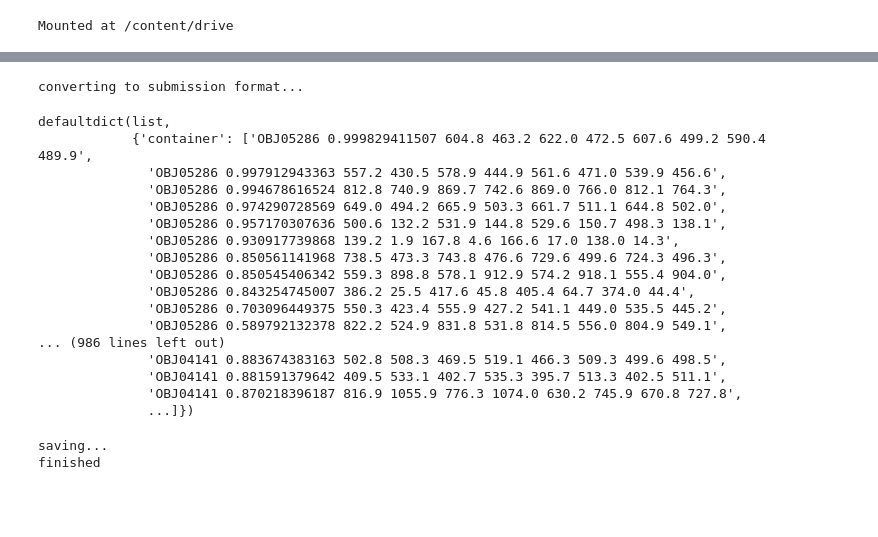
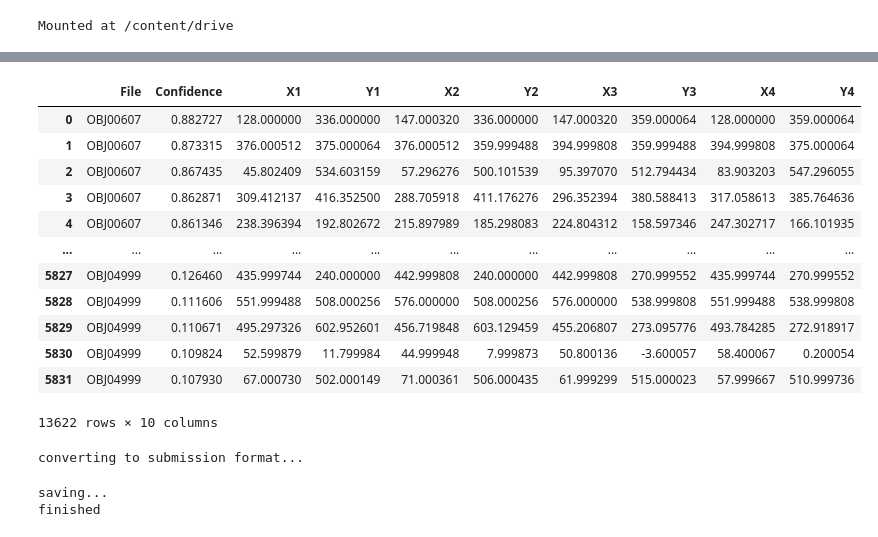
Before and after one commit to Aprilistic/42AI-Container-Detection-in-SAI, a Jupyter notebook: detect_nms.ipynb, the cells around one changed output, grey strips where cells are left out. Cells and saved outputs as stored; diff of their text form; code cells hidden in the pictures; blank space fills up the shorter version.

```diff
--- a/detect_nms.ipynb
+++ b/detect_nms.ipynb
@@ -52 +47,17 @@ df
+# %%
+combine_df
+# %% [output]
+|  | File | Confidence | X1 | Y1 | X2 | Y2 | X3 | Y3 | X4 | Y4 |
+| 0 | OBJ00607 | 0.882727 | 128.000000 | 336.000000 | 147.000320 | 336.000000 | 147.000320 | 359.000064 | 128.000000 | 359.000064 |
+| 1 | OBJ00607 | 0.873315 | 376.000512 | 375.000064 | 376.000512 | 359.999488 | 394.999808 | 359.999488 | 394.999808 | 375.000064 |
+| 2 | OBJ00607 | 0.867435 | 45.802409 | 534.603159 | 57.296276 | 500.101539 | 95.397070 | 512.794434 | 83.903203 | 547.296055 |
+| 3 | OBJ00607 | 0.862871 | 309.412137 | 416.352500 | 288.705918 | 411.176276 | 296.352394 | 380.588413 | 317.058613 | 385.764636 |
+| 4 | OBJ00607 | 0.861346 | 238.396394 | 192.802672 | 215.897989 | 185.298083 | 224.804312 | 158.597346 | 247.302717 | 166.101935 |
+| ... | ... | ... | ... | ... | ... | ... | ... | ... | ... | ... |
+| 5827 | OBJ04999 | 0.126460 | 435.999744 | 240.000000 | 442.999808 | 240.000000 | 442.999808 | 270.999552 | 435.999744 | 270.999552 |
+| 5828 | OBJ04999 | 0.111606 | 551.999488 | 508.000256 | 576.000000 | 508.000256 | 576.000000 | 538.999808 | 551.999488 | 538.999808 |
+| 5829 | OBJ04999 | 0.110671 | 495.297326 | 602.952601 | 456.719848 | 603.129459 | 455.206807 | 273.095776 | 493.784285 | 272.918917 |
+| 5830 | OBJ04999 | 0.109824 | 52.599879 | 11.799984 | 44.999948 | 7.999873 | 50.800136 | -3.600057 | 58.400067 | 0.200054 |
+| 5831 | OBJ04999 | 0.107930 | 67.000730 | 502.000149 | 71.000361 | 506.000435 | 61.999299 | 515.000023 | 57.999667 | 510.999736 |
+13622 rows × 10 columns
 # %%
@@ -106,26 +127,6 @@ for fname, (bboxes, scores, labels) in ret:
         ret_save['container'].append(line)
 # %% [output]
 converting to submission format...
-# %%
-ret_save
-# %% [output]
-defaultdict(list,
-            {'container': ['OBJ05286 0.999829411507 604.8 463.2 622.0 472.5 607.6 499.2 590.4 489.9',
-              'OBJ05286 0.997912943363 557.2 430.5 578.9 444.9 561.6 471.0 539.9 456.6',
-              'OBJ05286 0.994678616524 812.8 740.9 869.7 742.6 869.0 766.0 812.1 764.3',
-              'OBJ05286 0.974290728569 649.0 494.2 665.9 503.3 661.7 511.1 644.8 502.0',
-              'OBJ05286 0.957170307636 500.6 132.2 531.9 144.8 529.6 150.7 498.3 138.1',
-              'OBJ05286 0.930917739868 139.2 1.9 167.8 4.6 166.6 17.0 138.0 14.3',
-              'OBJ05286 0.850561141968 738.5 473.3 743.8 476.6 729.6 499.6 724.3 496.3',
-              'OBJ05286 0.850545406342 559.3 898.8 578.1 912.9 574.2 918.1 555.4 904.0',
-              'OBJ05286 0.843254745007 386.2 25.5 417.6 45.8 405.4 64.7 374.0 44.4',
-              'OBJ05286 0.703096449375 550.3 423.4 555.9 427.2 541.1 449.0 535.5 445.2',
-              'OBJ05286 0.589792132378 822.2 524.9 831.8 531.8 814.5 556.0 804.9 549.1',
-... (986 lines left out)
-              'OBJ04141 0.883674383163 502.8 508.3 469.5 519.1 466.3 509.3 499.6 498.5',
-              'OBJ04141 0.881591379642 409.5 533.1 402.7 535.3 395.7 513.3 402.5 511.1',
-              'OBJ04141 0.870218396187 816.9 1055.9 776.3 1074.0 630.2 745.9 670.8 727.8',
-              ...]})
 # %%
 print('saving...')
 dir_save = '/content/drive/MyDrive/content/pytorch-rotation-decoupled-detector/'
```
Also changed, not shown: parts of 19 cells of this notebook.
